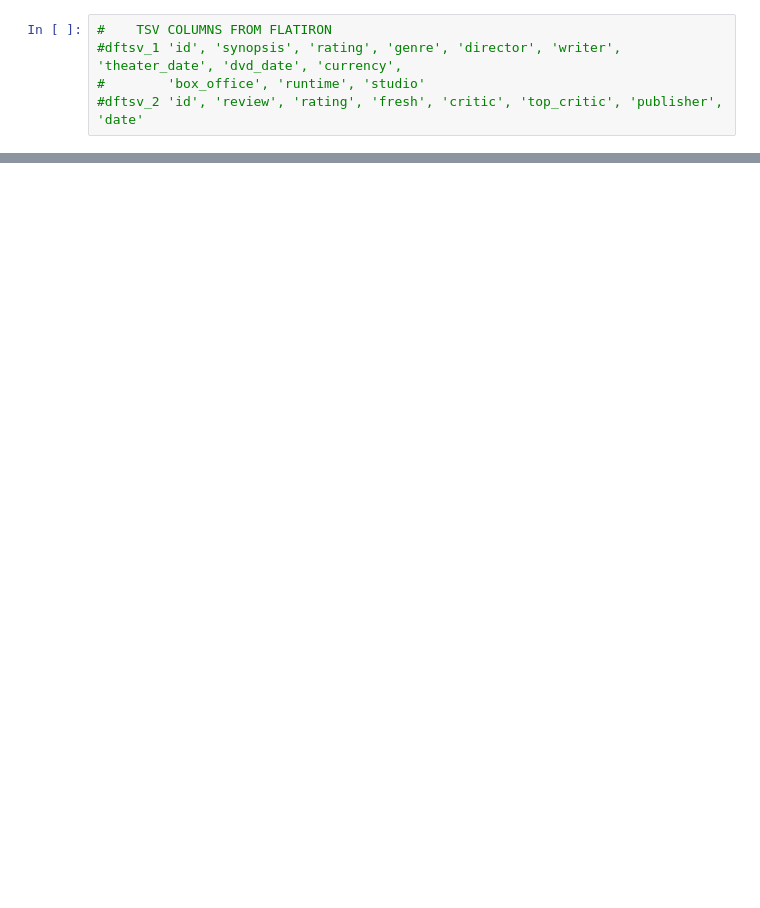
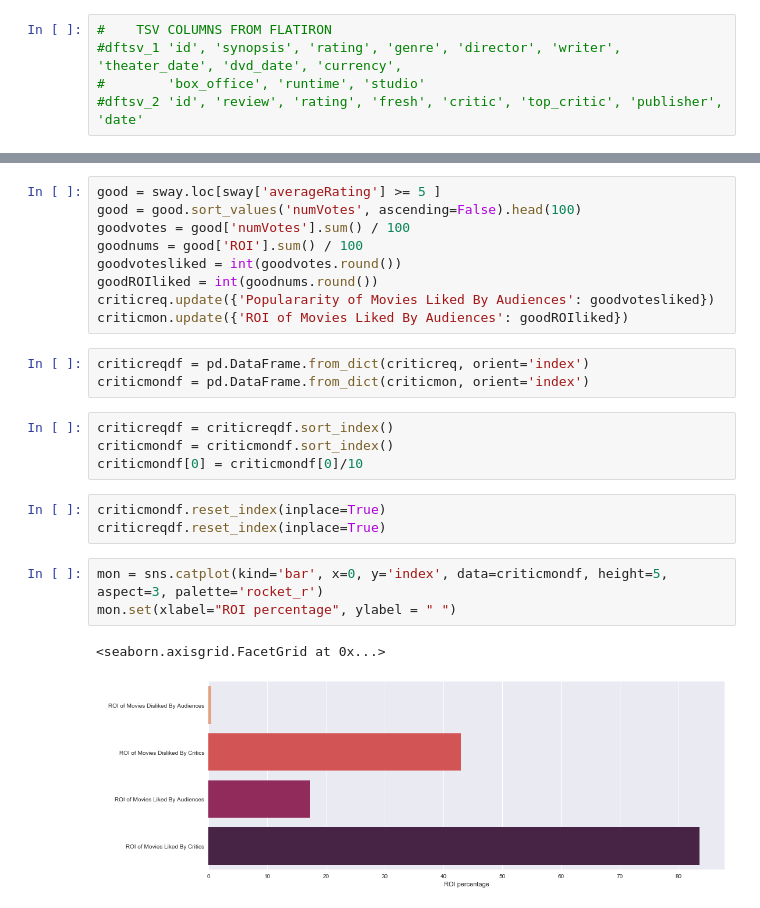
Before and after one commit to mattielips/movie-data-analysis, a Jupyter notebook: Project_cleaning.ipynb, the cells around one changed output, grey strips where cells are left out. Cells and saved outputs as stored; diff of their text form; blank space fills up the shorter version.

Commit message:
finalized visuals done, need to do a bit of cleaning then all set for submission

```diff
--- a/Project_cleaning.ipynb
+++ b/Project_cleaning.ipynb
@@ -281,0 +639,25 @@ rotten.groupby(rotten['synopsis']).mean()
+# %%
+good = sway.loc[sway['averageRating'] >= 5 ]
+good = good.sort_values('numVotes', ascending=False).head(100)
+goodvotes = good['numVotes'].sum() / 100
+goodnums = good['ROI'].sum() / 100
+goodvotesliked = int(goodvotes.round())
+goodROIliked = int(goodnums.round())
+criticreq.update({'Populararity of Movies Liked By Audiences': goodvotesliked})
+criticmon.update({'ROI of Movies Liked By Audiences': goodROIliked})
+# %%
+criticreqdf = pd.DataFrame.from_dict(criticreq, orient='index')
+criticmondf = pd.DataFrame.from_dict(criticmon, orient='index')
+# %%
+criticreqdf = criticreqdf.sort_index()
+criticmondf = criticmondf.sort_index()
+criticmondf[0] = criticmondf[0]/10
+# %%
+criticmondf.reset_index(inplace=True)
+criticreqdf.reset_index(inplace=True)
+# %%
+mon = sns.catplot(kind='bar', x=0, y='index', data=criticmondf, height=5, aspect=3, palette='rocket_r')
+mon.set(xlabel="ROI percentage", ylabel = " ")
+# %% [output]
+<seaborn.axisgrid.FacetGrid at 0x...>
+[figure, added]
```
Also changed, not shown: parts of 93 cells of this notebook, 3 other files.
